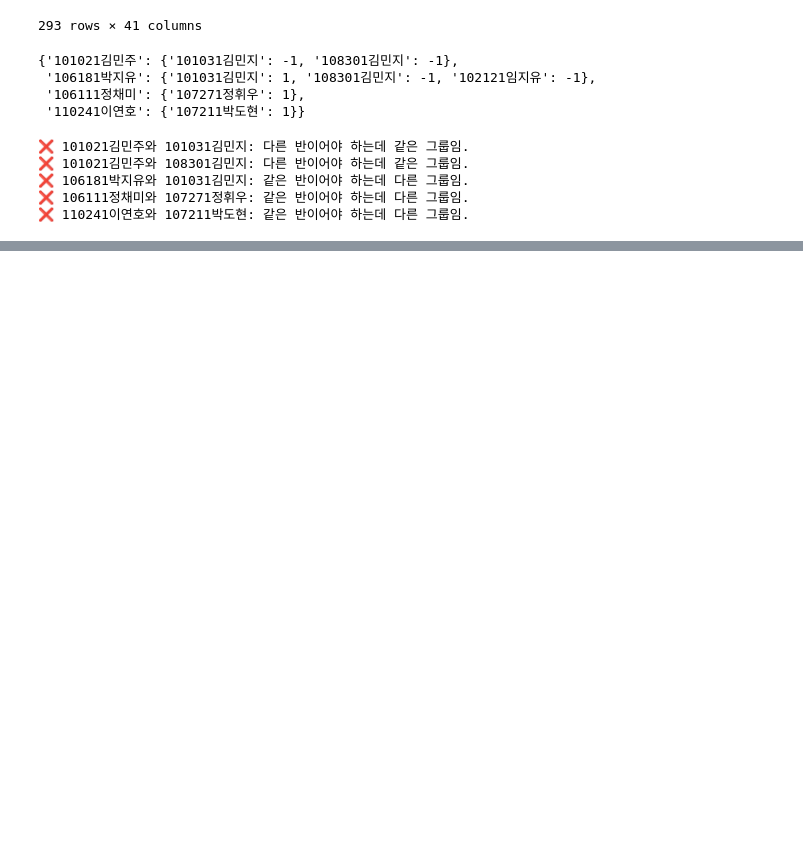
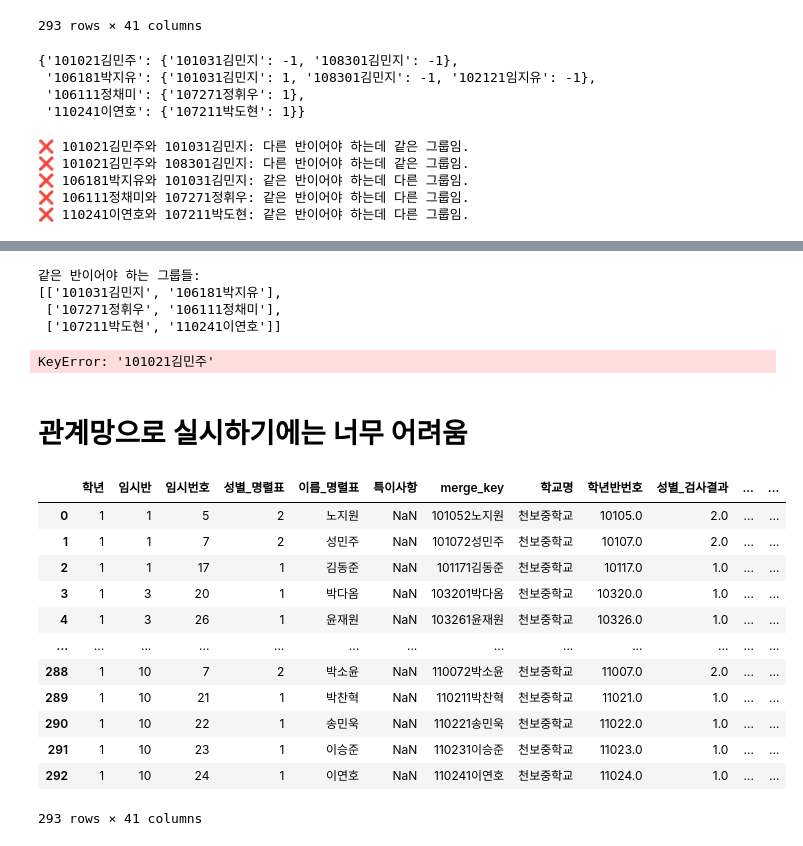
Before and after one commit to Byumin/group_classification, a Jupyter notebook: relationship_swap.ipynb, the cells around one changed output, grey strips where cells are left out. Drawn from its saved outputs; the diff is of its cells as text; code cells hidden in the pictures; blank space fills up the shorter version.

```diff
--- a/relationship_swap.ipynb
+++ b/relationship_swap.ipynb
@@ -47,0 +298,76 @@ for 주체 in relationship_dict:
+# %%
+from collections import defaultdict
+
+def build_positive_groups(relationship_dict):
+    # 같은반 관계만 모아서 union-find 형태로 묶기
+    parent = {}
+
+    def find(x):
+        parent.setdefault(x, x)
+        if parent[x] != x:
+            parent[x] = find(parent[x])
+        return parent[x]
+
+    def union(a, b):
+        parent[find(a)] = find(b)
+
+    # +1 관계 병합
+    for a, relations in relationship_dict.items():
+        for b, rel in relations.items():
+            if rel == 1:
+                union(a, b)
+
+    # 결과 그룹화
+    groups = defaultdict(list)
+    for node in parent:
+        groups[find(node)].append(node)
+    return list(groups.values())
+positive_groups = build_positive_groups(relationship_dict)
+print("같은 반이어야 하는 그룹들:")
+pprint(positive_groups)
+# %% [output]
+같은 반이어야 하는 그룹들:
+[['101031김민지', '106181박지유'],
+ ['107271정휘우', '106111정채미'],
+ ['107211박도현', '110241이연호']]
+# %%
+def build_conflict_edges(relationship_dict, positive_groups):
+    conflict_edges = set()
+
+    # 각 학생이 어떤 묶음(group component)에 속하는지 식별
+    group_map = {student: i for i, members in enumerate(positive_groups) for student in members}
+
+    for a, relations in relationship_dict.items():
+        for b, rel in relations.items():
+            if rel == -1:
+                g1, g2 = group_map[a], group_map[b]
+                if g1 != g2:
+                    conflict_edges.add(tuple(sorted([g1, g2])))
+
+    return list(conflict_edges)
+conflict_edges = build_conflict_edges(relationship_dict, positive_groups)
+print("다른 반이어야 하는 그룹 쌍들:")
+pprint(conflict_edges)
+# %% [output]
+KeyError: '101021김민주'
+# %% [markdown]
+# 관계망으로 실시하기에는 너무 어려움
+# %%
+import pandas as pd
+# 배정된 그룹 정보 가지고 오기
+group_assign_df = pd.read_excel('group_assign_df_관계스왑용.xlsx')
+group_assign_df
+# %% [output]
+|  | 학년 | 임시반 | 임시번호 | 성별_명렬표 | 이름_명렬표 | 특이사항 | merge_key | 학교명 | 학년반번호 | 성별_검사결과 | ... | ... |
+| 0 | 1 | 1 | 5 | 2 | 노지원 | NaN | 101052노지원 | 천보중학교 | 10105.0 | 2.0 | ... | ... |
+| 1 | 1 | 1 | 7 | 2 | 성민주 | NaN | 101072성민주 | 천보중학교 | 10107.0 | 2.0 | ... | ... |
+| 2 | 1 | 1 | 17 | 1 | 김동준 | NaN | 101171김동준 | 천보중학교 | 10117.0 | 1.0 | ... | ... |
+| 3 | 1 | 3 | 20 | 1 | 박다옴 | NaN | 103201박다옴 | 천보중학교 | 10320.0 | 1.0 | ... | ... |
+| 4 | 1 | 3 | 26 | 1 | 윤재원 | NaN | 103261윤재원 | 천보중학교 | 10326.0 | 1.0 | ... | ... |
+| ... | ... | ... | ... | ... | ... | ... | ... | ... | ... | ... | ... | ... |
+| 288 | 1 | 10 | 7 | 2 | 박소윤 | NaN | 110072박소윤 | 천보중학교 | 11007.0 | 2.0 | ... | ... |
+| 289 | 1 | 10 | 21 | 1 | 박찬혁 | NaN | 110211박찬혁 | 천보중학교 | 11021.0 | 1.0 | ... | ... |
+| 290 | 1 | 10 | 22 | 1 | 송민욱 | NaN | 110221송민욱 | 천보중학교 | 11022.0 | 1.0 | ... | ... |
+| 291 | 1 | 10 | 23 | 1 | 이승준 | NaN | 110231이승준 | 천보중학교 | 11023.0 | 1.0 | ... | ... |
+| 292 | 1 | 10 | 24 | 1 | 이연호 | NaN | 110241이연호 | 천보중학교 | 11024.0 | 1.0 | ... | ... |
+293 rows × 41 columns
```
Also changed, not shown: parts of 64 cells of this notebook, 4 other files.
